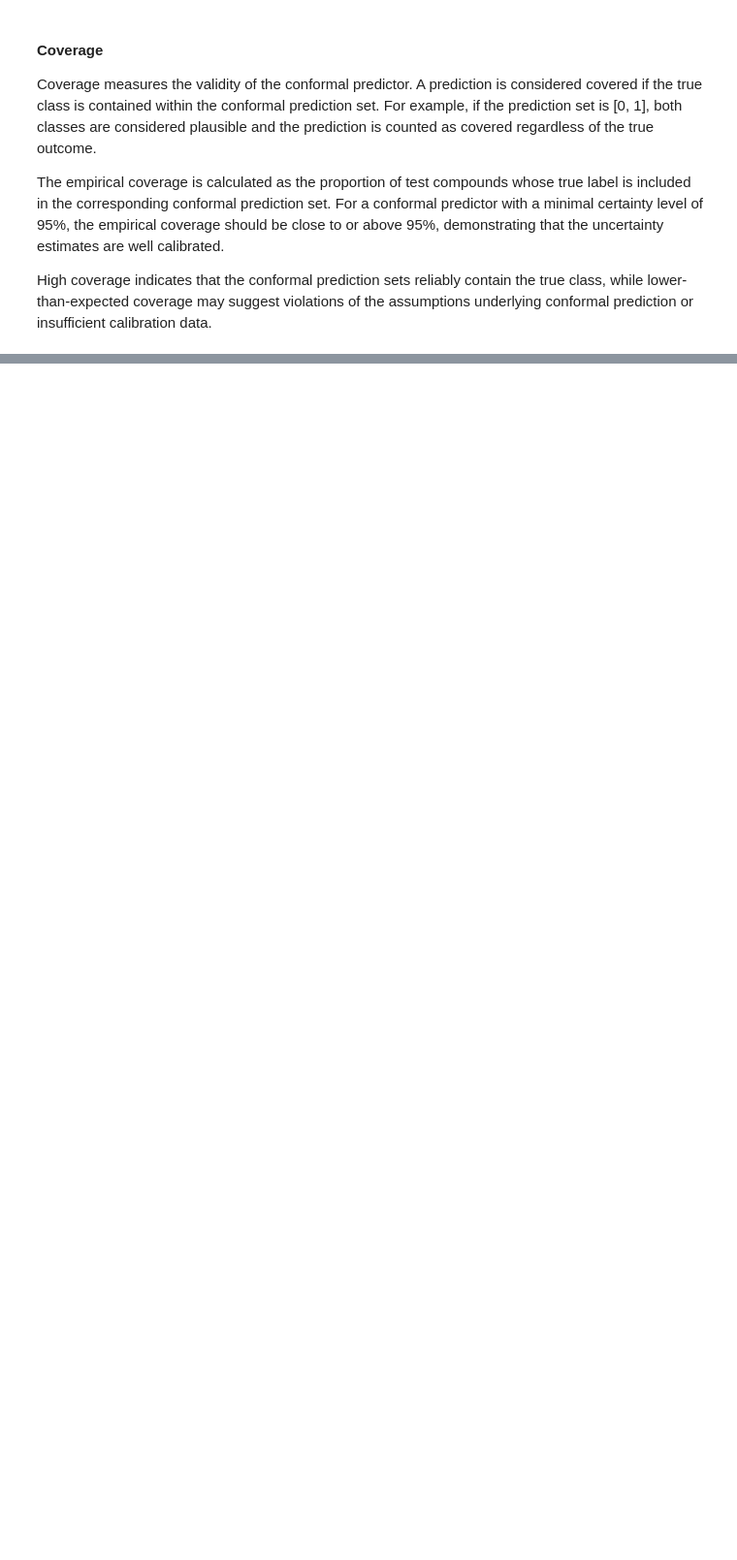
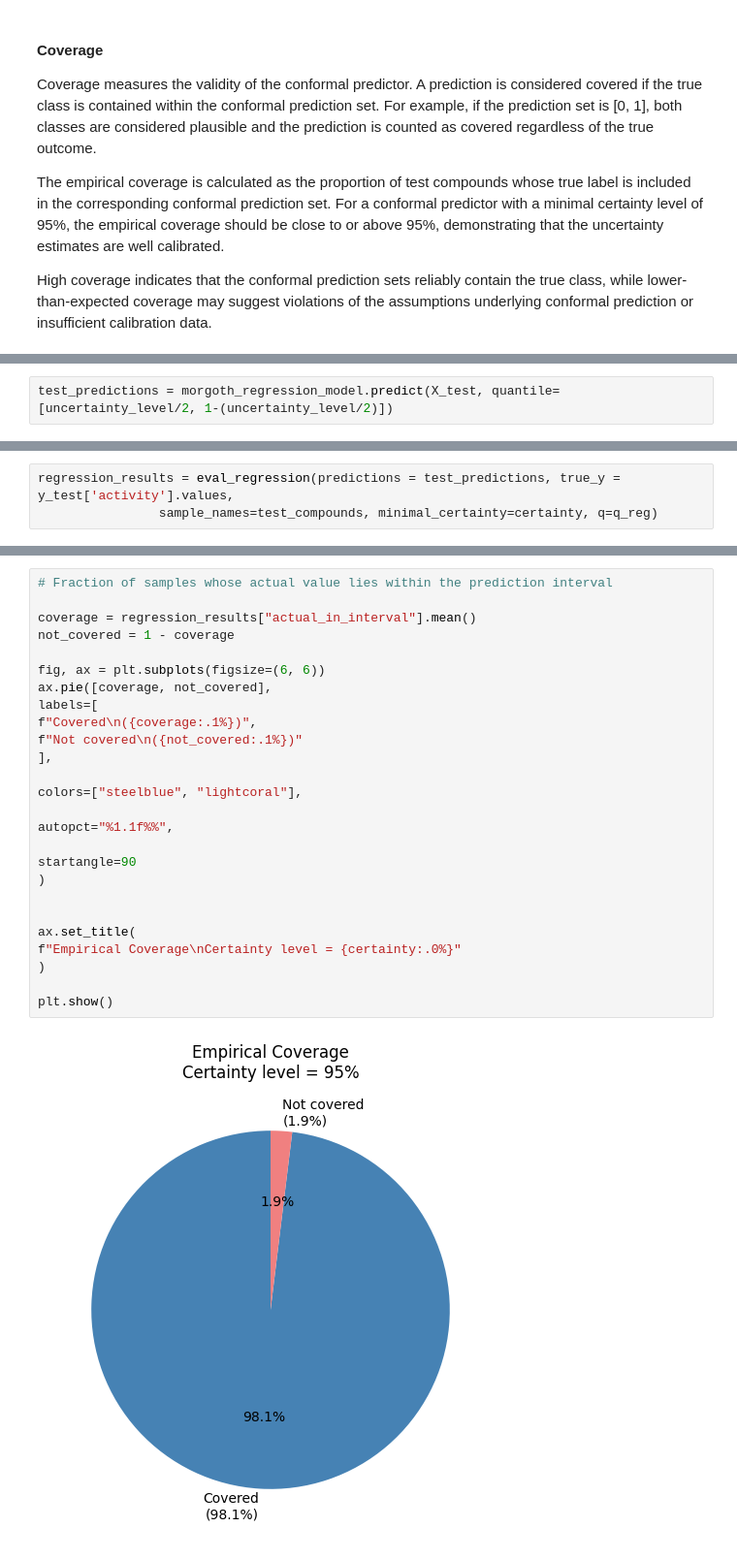
Before and after one commit to volkamerlab/Trustworthy_ML_Workshop, a Jupyter notebook: notebooks/inductive_CP.ipynb, the cells around one changed output, grey strips where cells are left out. Shown at 97% size. Drawn from its saved outputs; the diff is of its cells as text; blank space fills up the shorter version.

```diff
--- a/notebooks/inductive_CP.ipynb
+++ b/notebooks/inductive_CP.ipynb
@@ -318,0 +436,2 @@ plt.show()
+# %%
+test_predictions = morgoth_regression_model.predict(X_test, quantile=[uncertainty_level/2, 1-(uncertainty_level/2)])
@@ -318,0 +440,3 @@ plt.show()
+# %%
+regression_results = eval_regression(predictions = test_predictions, true_y = y_test['activity'].values,
+                sample_names=test_compounds, minimal_certainty=certainty, q=q_reg)
@@ -318,0 +447,28 @@ plt.show()
+# %%
+# Fraction of samples whose actual value lies within the prediction interval
+
+coverage = regression_results["actual_in_interval"].mean()
+not_covered = 1 - coverage
+
+fig, ax = plt.subplots(figsize=(6, 6))
+ax.pie([coverage, not_covered],
+labels=[
+f"Covered\n({coverage:.1%})",
+f"Not covered\n({not_covered:.1%})"
+],
+
+colors=["steelblue", "lightcoral"],
+
+autopct="%1.1f%%",
+
+startangle=90
+)
+
+
+ax.set_title(
+f"Empirical Coverage\nCertainty level = {certainty:.0%}"
+)
+
+plt.show()
+# %% [output]
+[figure, added]
```
Also changed, not shown: parts of 39 cells of this notebook, 5 other files.
